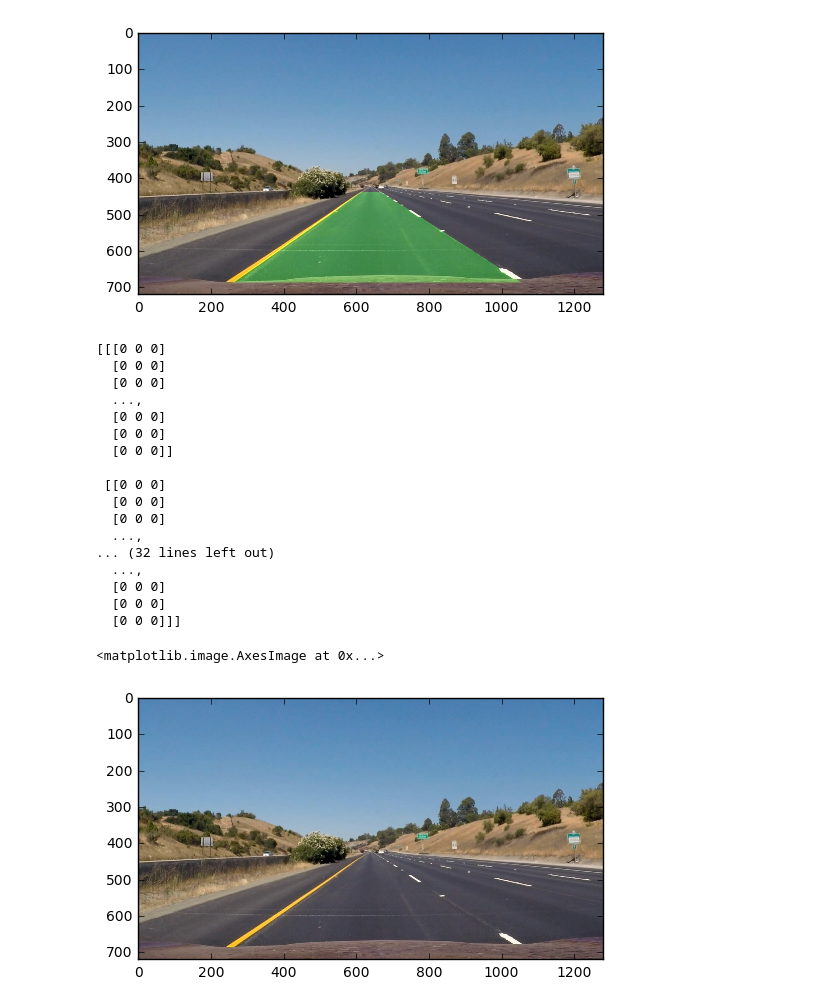
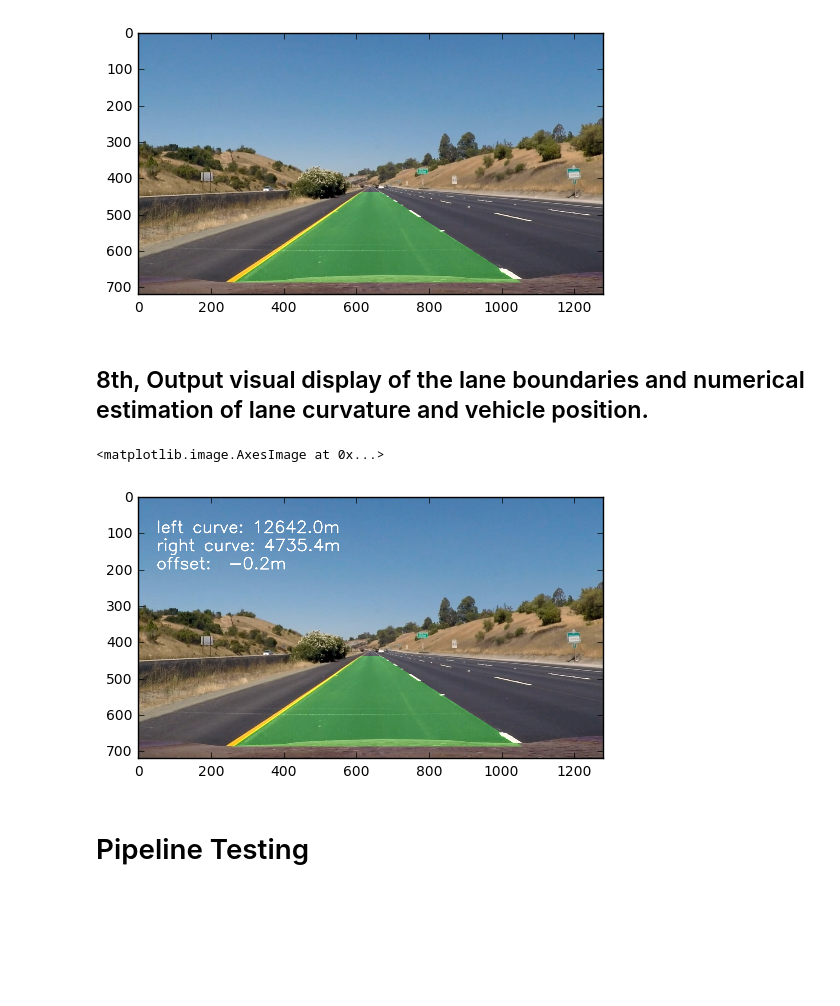
Before and after one commit to robroooh/CarND-Advanced-Lane-Lines, a Jupyter notebook: examples/example.ipynb, the cells around one changed output. Cells and saved outputs as stored; diff of their text form; code cells hidden in the pictures; blank space fills up the shorter version.

Commit message:
done for the images

```diff
--- a/examples/example.ipynb
+++ b/examples/example.ipynb
@@ -462,6 +462,8 @@ plt.show()
 def get_roc(leftx, rightx):
     ploty_left = np.linspace(0, 719, num=len(leftx))
     ploty_right = np.linspace(0, 719, num=len(rightx))
+
+    y_eval = np.max(ploty_left)
 
     # Define conversions in x and y from pixels space to meters
     ym_per_pix = 30/720 # meters per pixel in y dimension
@@ -475,8 +477,18 @@ def get_roc(leftx, rightx):
     left_curverad = ((1 + (2*left_fit_cr[0]*y_eval*ym_per_pix + left_fit_cr[1])**2)**1.5) / np.absolute(2*left_fit_cr[0])
     right_curverad = ((1 + (2*right_fit_cr[0]*y_eval*ym_per_pix + right_fit_cr[1])**2)**1.5) / np.absolute(2*right_fit_cr[0])
 
-    # Now our radius of curvature is in meters
-    return left_curverad, right_curverad
+    lane_width = 3.7
+    center_img = 650.0*xm_per_pix
+
+    y_eval = max(ploty_left)*ym_per_pix
+
+    leftx_line_pos = left_fit_cr[0]*y_eval**2 + left_fit_cr[1]*y_eval + left_fit_cr[2]
+    rightx_line_pos = right_fit_cr[0]*y_eval**2 + right_fit_cr[1]*y_eval + right_fit_cr[2]
+
+    center_line = (rightx_line_pos-leftx_line_pos)
+    off_center = center_img - center_line
+
+    return left_curverad, right_curverad, off_center
 # %%
 get_roc(leftx, rightx)
 # %% [output]
@@ -514,6 +526,24 @@ plt.imshow(res)
 # %% [output]
 <matplotlib.image.AxesImage at 0x...>
 [figure]
+# %% [markdown]
+## 8th, Output visual display of the lane boundaries and numerical estimation of lane curvature and vehicle position.
+# %%
+def plot_numerical_estimation(img):
+    left_curv, right_curv, offset = get_roc(leftx, rightx)
+    font = cv2.FONT_HERSHEY_SIMPLEX
+    cv2.putText(img,'left curve: {:5.1f}m '.format(left_curv),(50,100), font, 1.5,(255,255,255),2,cv2.LINE_AA)
+    cv2.putText(img,'right curve: {:5.1f}m '.format(right_curv),(50,150), font, 1.5,(255,255,255),2,cv2.LINE_AA)
+    cv2.putText(img,'offset: {:5.1f}m '.format(offset),(50,200), font, 1.5,(255,255,255),2,cv2.LINE_AA)
+
+a = big_pipeline(img,camera_mat,dist_mat)
+plot_numerical_estimation(a)
+plt.imshow(a)
+# %% [output]
+<matplotlib.image.AxesImage at 0x...>
+[figure, added]
+# %% [markdown]
+# Pipeline Testing
 # %%
 straight_images = glob.glob('../test_images/straight_*.jpg')
 fname = straight_images[0]
@@ -531,23 +552,0 @@ ploty, left_fitx, right_fitx = visualize_things(binary_warped, left_fit, right_f
-# %%
-res = plot_lane_boundaries(binary_warped, ploty, left_fitx, right_fitx, camera_mat, img)
-plt.imshow(res)
-# %% [output]
-[[[0 0 0]
-  [0 0 0]
-  [0 0 0]
-  ...,
-  [0 0 0]
-  [0 0 0]
-  [0 0 0]]
-
- [[0 0 0]
-  [0 0 0]
-  [0 0 0]
-  ...,
-... (32 lines left out)
-  ...,
-  [0 0 0]
-  [0 0 0]
-  [0 0 0]]]
-<matplotlib.image.AxesImage at 0x...>
-[figure, removed]
```
Also changed, not shown: parts of 14 cells of this notebook.
